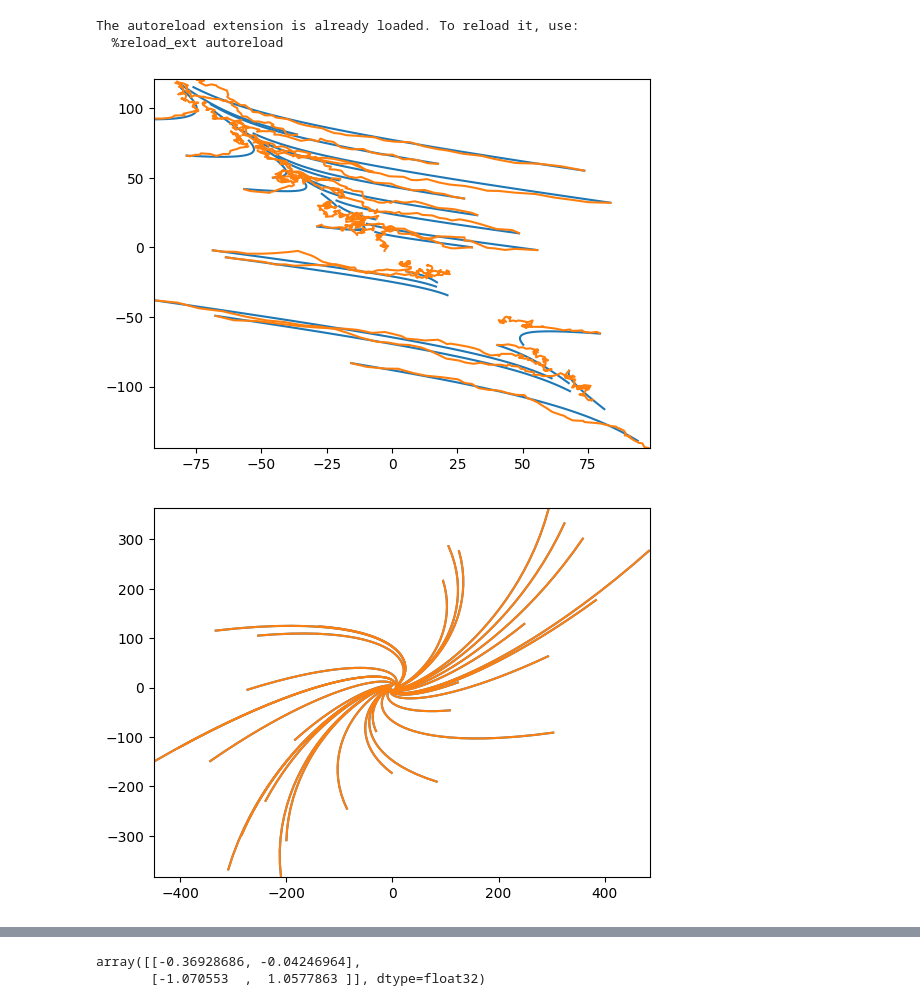
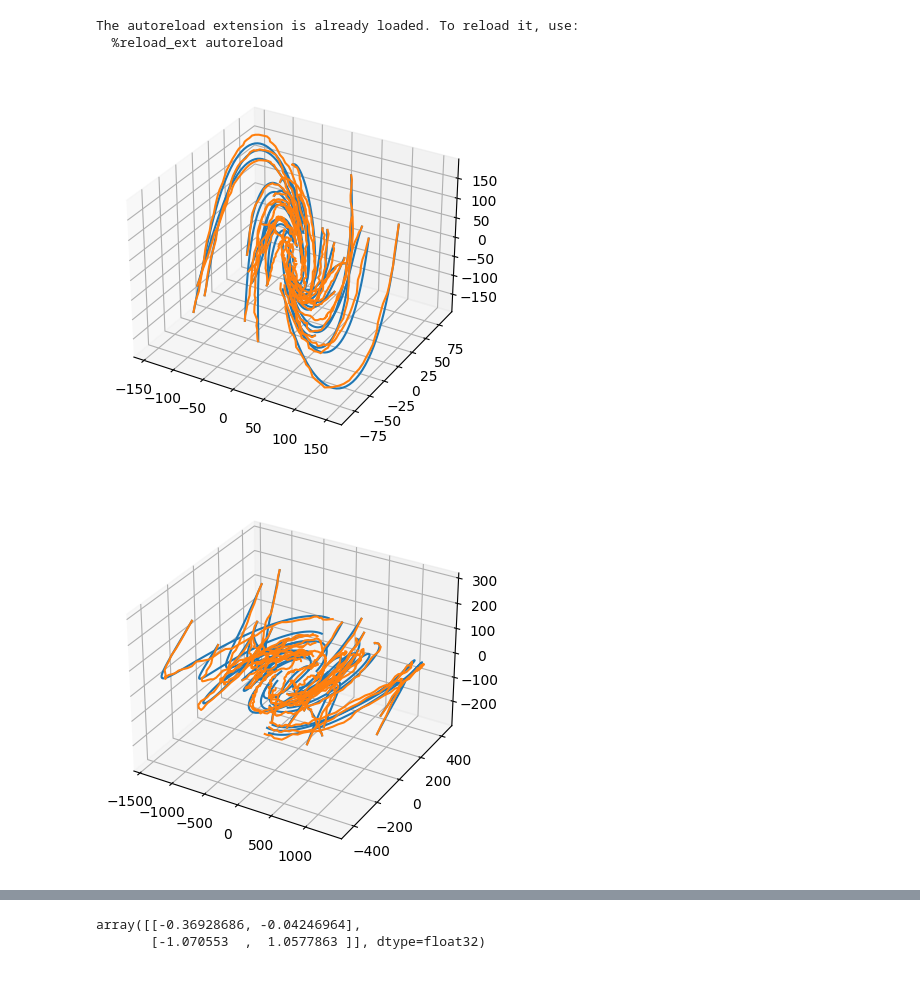
Before and after one commit to FlyingWorkshop/KoopmanNetwork, a Jupyter notebook: playground.ipynb, the cells around one changed output, grey strips where cells are left out. Drawn from its saved outputs; the diff is of its cells as text; code cells hidden in the pictures; blank space fills up the shorter version.

```diff
--- a/playground.ipynb
+++ b/playground.ipynb
@@ -18,24 +18,24 @@ The autoreload extension is already loaded. To reload it, use:
 # %%
 """
 input dimension = dimension of the raw data (potentially very large)
 intrinsic dimension = dimension of the underlying dynamics data
 """
-intrinsic_dim = 2
+intrinsic_dim = 3
 A = RNG.integers(low=-4, high=4, size=(intrinsic_dim, intrinsic_dim))
 init_conds = RNG.integers(low=-100, high=100, size=(5000, intrinsic_dim))
 lds = LDS(A, init_conds, noise_var=1)
 utils.plot([lds.trajs, lds.noisy_trajs])
 # %% [output]
-[figure, old version]
+[figure, new version]
 # %%
-input_dim = 2
+input_dim = 5
 W = RNG.integers(low=-5, high=5, size=(intrinsic_dim, input_dim))
 trans_trajs = np.array([traj @ W for traj in lds.trajs])
 trans_noisy_trajs = np.array([traj @ W for traj in lds.noisy_trajs])
 pca = utils.make_pca(trans_trajs, n_components=min(intrinsic_dim, 3))
 utils.plot([trans_trajs, trans_noisy_trajs], pca=pca)
 # %% [output]
-[figure, old version]
+[figure, new version]
 # %%
 network = KoopmanNetwork(input_dim=input_dim, intrinsic_dim=intrinsic_dim,
                          encoder_hidden_widths=(10, 10),
```
Also changed, not shown: parts of 3 cells of this notebook.
